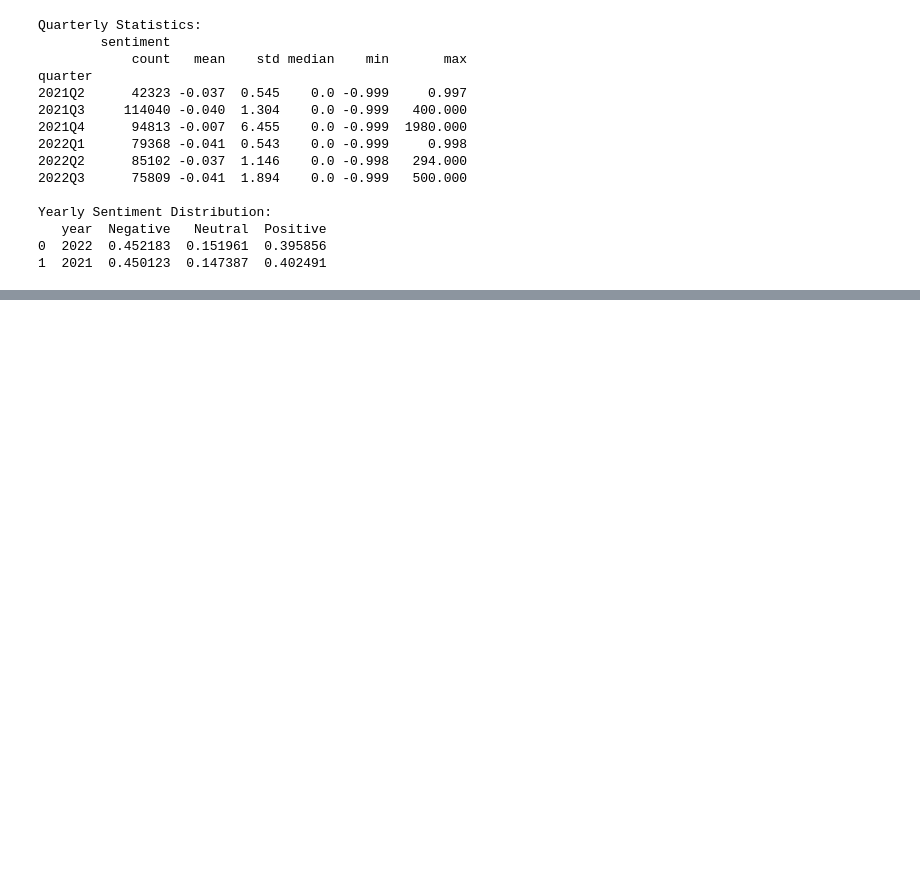
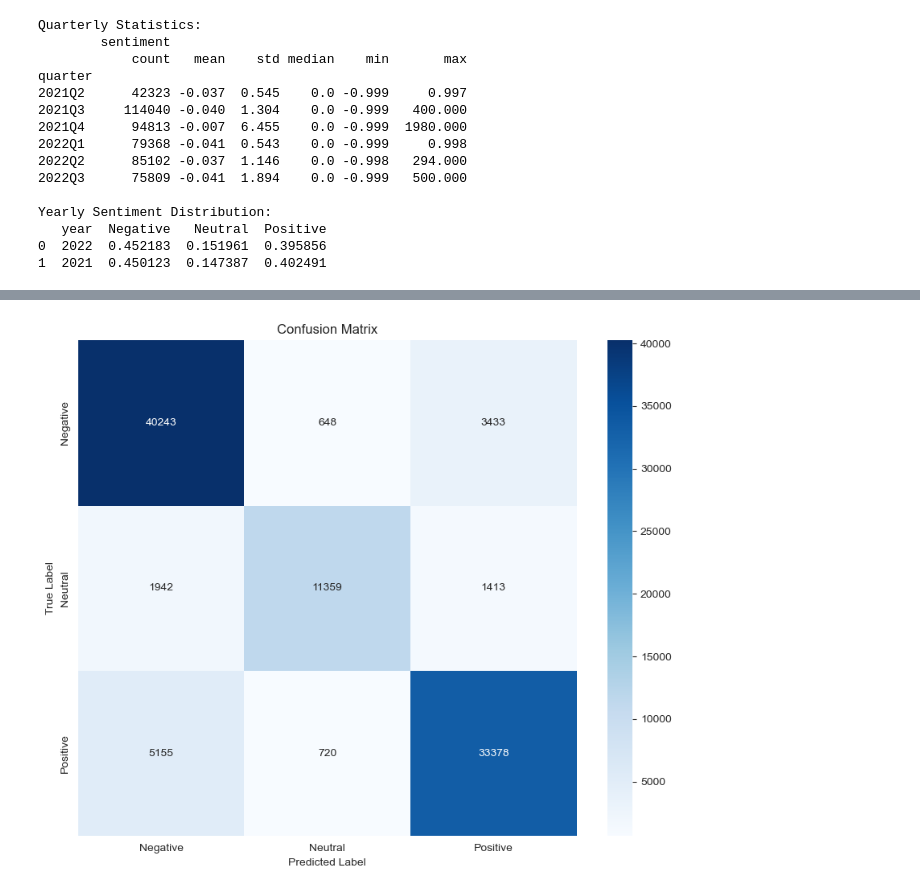
Before and after one commit to smitster1403/project_seng_550, a Jupyter notebook: project_main.ipynb, the cells around one changed output, grey strips where cells are left out. Saved outputs shown, nothing was run; the diff lists cells and outputs as text; code cells hidden in the pictures; blank space fills up the shorter version.

```diff
--- a/project_main.ipynb
+++ b/project_main.ipynb
@@ -626,0 +651,80 @@ for text in example_texts:
+# %%
+# Get model predictions on test set
+y_pred_probs = model.predict(X_test)
+y_pred = np.argmax(y_pred_probs, axis=1)
+
+recall_per_class = recall_score(y_test, y_pred, average=None)
+f1_per_class = f1_score(y_test, y_pred, average=None)
+
+# Calculate macro and weighted averages
+recall_macro = recall_score(y_test, y_pred, average='macro')
+recall_weighted = recall_score(y_test, y_pred, average='weighted')
+f1_macro = f1_score(y_test, y_pred, average='macro')
+f1_weighted = f1_score(y_test, y_pred, average='weighted')
+
+# Print detailed metrics
+print("\nDetailed Metrics:")
+print("\nRecall Scores:")
+for i, score in enumerate(['Negative', 'Neutral', 'Positive']):
+    print(f"{score}: {recall_per_class[i]:.4f}")
+print(f"Macro Average: {recall_macro:.4f}")
+print(f"Weighted Average: {recall_weighted:.4f}")
+
+print("\nF1 Scores:")
+for i, score in enumerate(['Negative', 'Neutral', 'Positive']):
+    print(f"{score}: {f1_per_class[i]:.4f}")
+print(f"Macro Average: {f1_macro:.4f}")
+print(f"Weighted Average: {f1_weighted:.4f}")
+# Create confusion matrix
+cm = confusion_matrix(y_test, y_pred)
+plt.figure(figsize=(10, 8))
+sns.heatmap(cm, annot=True, fmt='d', cmap='Blues',
+            xticklabels=['Negative', 'Neutral', 'Positive'],
+            yticklabels=['Negative', 'Neutral', 'Positive'])
+plt.title('Confusion Matrix')
+plt.ylabel('True Label')
+plt.xlabel('Predicted Label')
+plt.show()
+
+# Calculate and plot per-class metrics
+metrics_df = pd.DataFrame({
+    'Class': ['Negative', 'Neutral', 'Positive'],
+    'Recall': recall_per_class,
+    'F1-Score': f1_per_class
+})
+
+plt.figure(figsize=(10, 6))
+bar_width = 0.35
+x = np.arange(len(metrics_df['Class']))
+
+plt.bar(x - bar_width/2, metrics_df['Recall'], bar_width, label='Recall')
+plt.bar(x + bar_width/2, metrics_df['F1-Score'], bar_width, label='F1-Score')
+
+plt.xlabel('Sentiment Class')
+plt.ylabel('Score')
+plt.title('Recall and F1-Score by Class')
+plt.xticks(x, metrics_df['Class'])
+plt.legend()
+plt.tight_layout()
+plt.show()
+
+# Function to print metrics for a single prediction
+def predict_with_metrics(text):
+    sequence = tokenizer.texts_to_sequences([text])
+    padded = pad_sequences(sequence, maxlen=max_length)
+    prediction_probs = model.predict(padded)
+    predicted_class = np.argmax(prediction_probs)
+    confidence = prediction_probs[0][predicted_class]
+
+    class_names = ['Negative', 'Neutral', 'Positive']
+    predicted_sentiment = class_names[predicted_class]
+
+    print(f"\nText: {text}")
+    print(f"Predicted Sentiment: {predicted_sentiment}")
+    print(f"Confidence: {confidence:.2%}")
+    print("\nProbabilities for each class:")
+    for i, class_name in enumerate(class_names):
+        print(f"{class_name}: {prediction_probs[0][i]:.2%}")
+
+    return predicted_sentiment, confidence
+# %% [output]
@@ -626,0 +748 @@ for text in example_texts:
+[figure, added]
```
Also changed, not shown: parts of 18 cells of this notebook.
